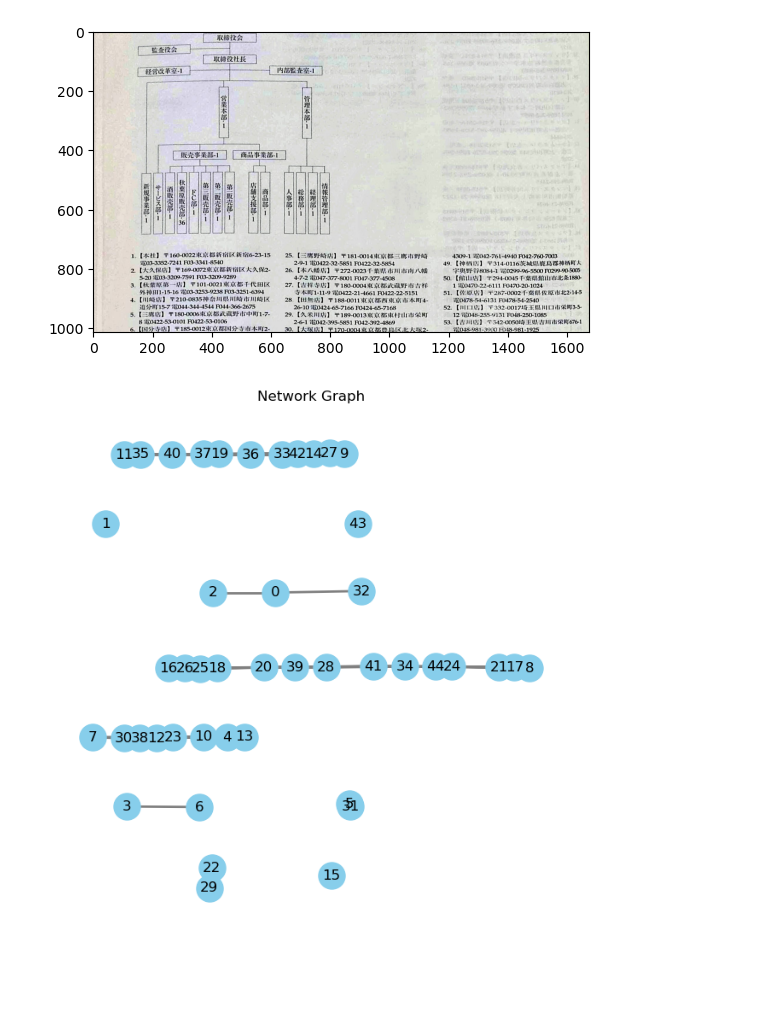
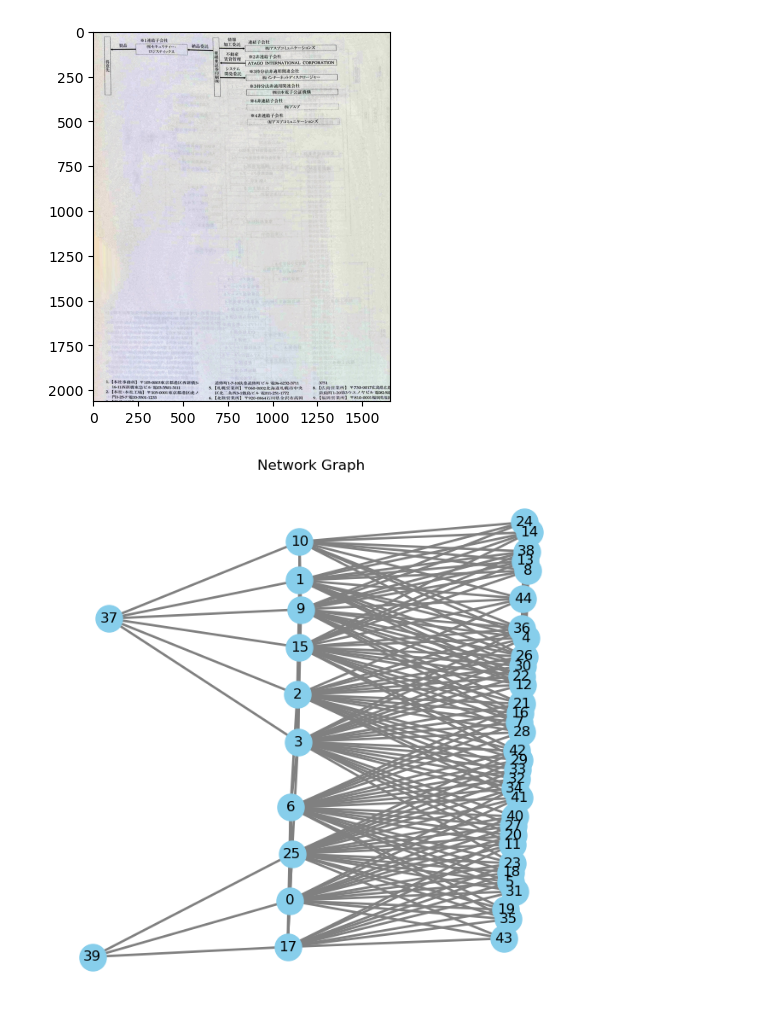
Before and after one commit to wakachii/SI-Org-chart, a Jupyter notebook: make_data/steps/network.ipynb, the cells around one changed output. Drawn from its saved outputs; the diff is of its cells as text; code cells hidden in the pictures; blank space fills up the shorter version.

```diff
--- a/make_data/steps/network.ipynb
+++ b/make_data/steps/network.ipynb
@@ -19,7 +19,7 @@ files = [f for f in files if f.lower().endswith('.png')]
 files_json = os.listdir(path_json)
 files_json = [f for f in files_json if os.path.isfile(os.path.join(path_json, f))]
 # %%
-i = 1900
+i = 19
 file = os.path.join(path, files[i])
 file_json = os.path.join(path_json, files_json[i])
 image = Image.open(file)
@@ -37,35 +37,35 @@ for i, box in enumerate(data["pred_boxes"]):
     y_normalized = (y_center / image_height) * 10
     centers.append({"id": i, "center": (x_normalized, y_normalized)})
 
 # make graph
 G = nx.Graph()
 # Add nodes to graph
 for center in centers:
     G.add_node(center["id"], pos=center["center"])
 # Add edges to graph
 distance_threshold_lower= 0.001
 distance_threshold_upper= 3
 for i in range(len(centers)):
     for j in range(i + 1, len(centers)):
         dist = np.linalg.norm(np.array(centers[i]["center"]) - np.array(centers[j]["center"]))
         if dist < distance_threshold_upper and dist > distance_threshold_lower:
             G.add_edge(centers[i]["id"], centers[j]["id"], weight=dist)
 
 pos = nx.get_node_attributes(G, "pos")
 
 plt.imshow(image)
 plt.show()
 
 plt.figure(figsize=(8, 8))
 nx.draw_networkx_nodes(G, pos, node_size=500, node_color='skyblue')
 nx.draw_networkx_edges(G, pos, width=2, edge_color='gray')
 nx.draw_networkx_labels(G, pos, font_size=12)
 plt.title("Network Graph")
 plt.axis('off')
 plt.show()
 # %% [output]
-[figure, old version]
+[figure, new version]
-[figure, old version]
+[figure, new version]
 # %%
 results = []
 
```
Also changed, not shown: 3 other files.
